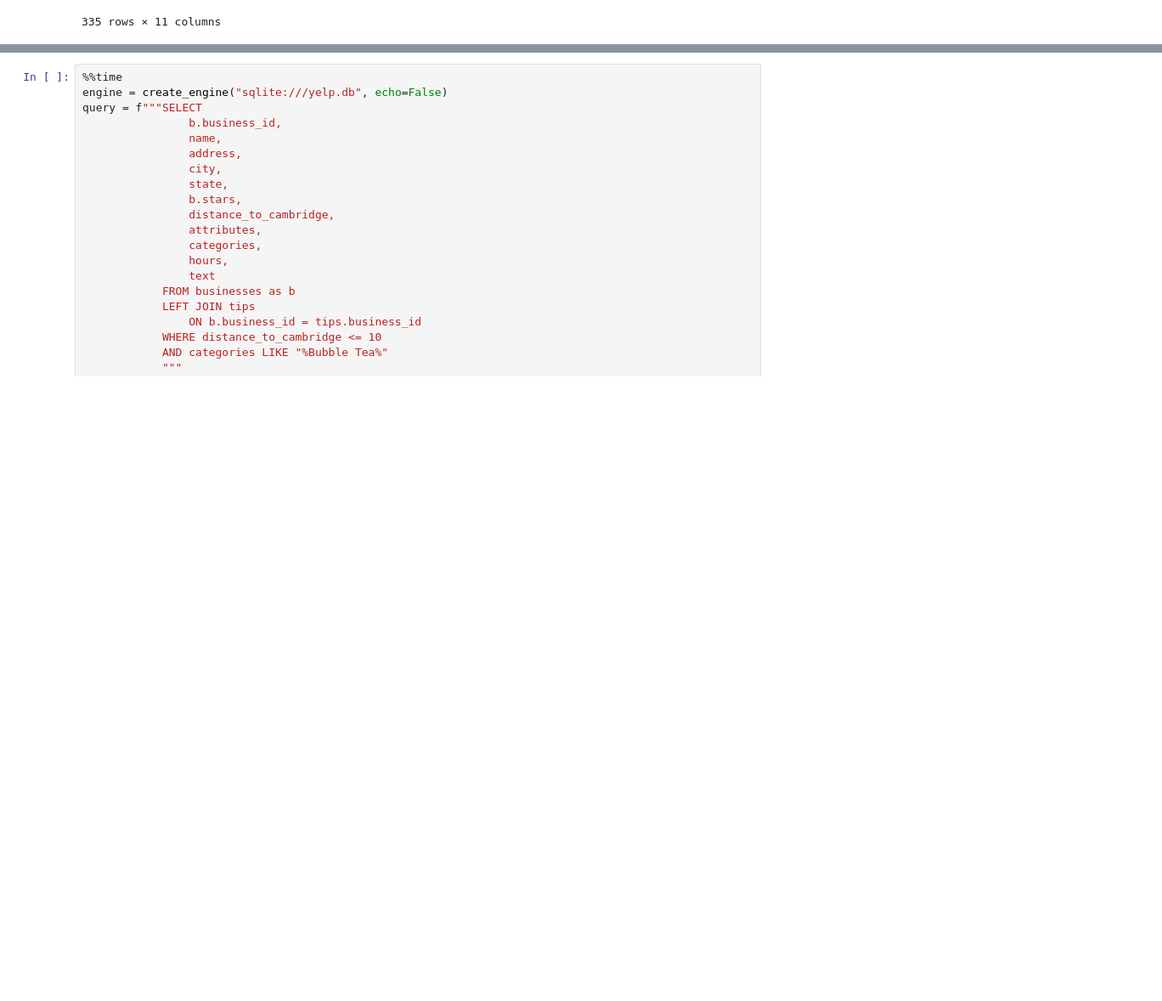
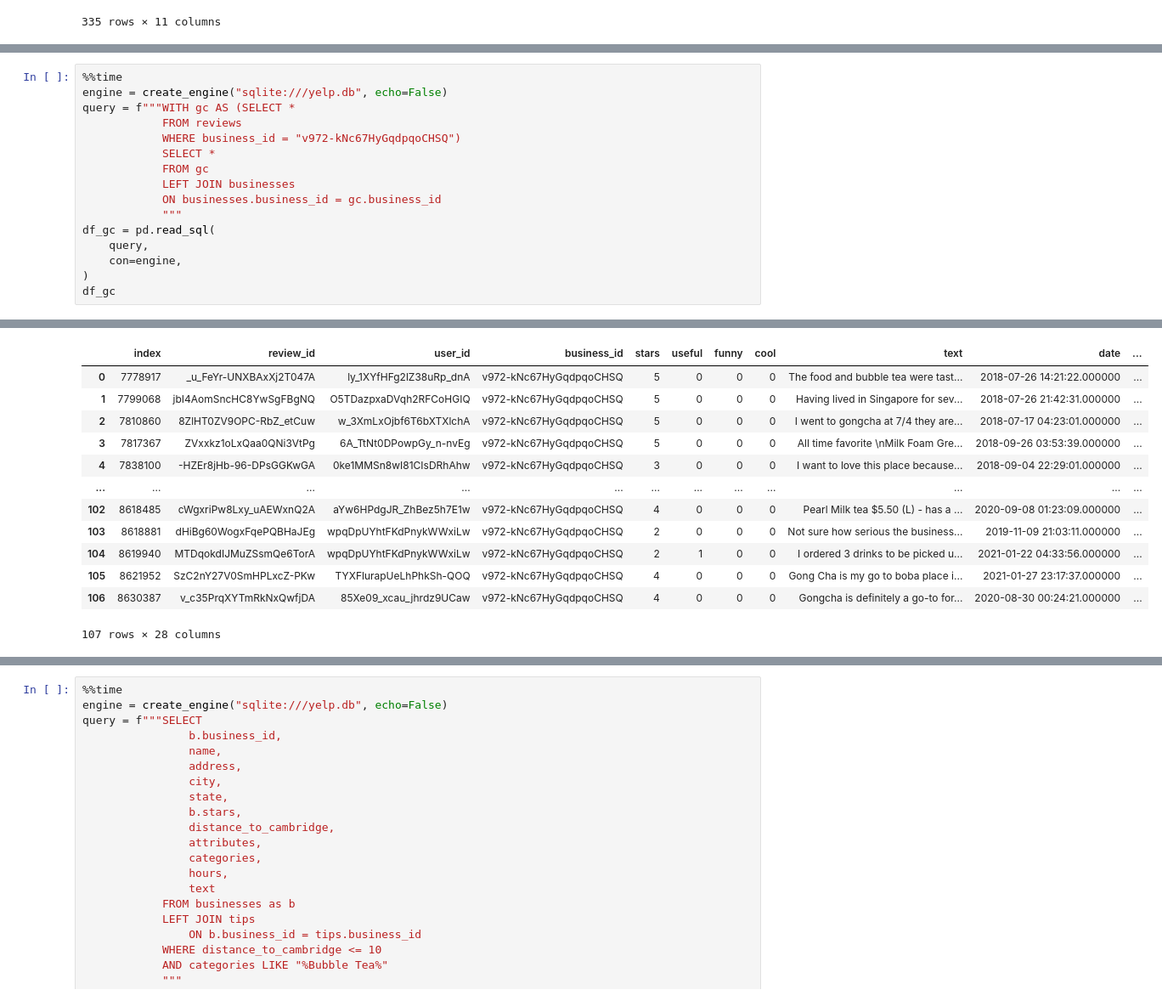
Before and after one commit to justinxu421/restaurant_planner, a Jupyter notebook: yelp.ipynb, the cells around one changed output, grey strips where cells are left out. Shown at 85% size. Cells and saved outputs as stored; diff of their text form; blank space fills up the shorter version.

```diff
--- a/yelp.ipynb
+++ b/yelp.ipynb
@@ -191,0 +295,17 @@ df_tips.sample(20).iloc[:,:-2]
+# %%
+%%time
+engine = create_engine("sqlite:///yelp.db", echo=False)
+query = f"""WITH gc AS (SELECT *
+            FROM reviews
+            WHERE business_id = "v972-kNc67HyGqdpqoCHSQ")
+            SELECT *
+            FROM gc
+            LEFT JOIN businesses
+            ON businesses.business_id = gc.business_id
+            """
+df_gc = pd.read_sql(
+    query,
+    con=engine,
+)
+df_gc
+# %% [output]
@@ -191,0 +314,13 @@ df_tips.sample(20).iloc[:,:-2]
+|  | index | review_id | user_id | business_id | stars | useful | funny | cool | text | date | ... |
+| 0 | 7778917 | _u_FeYr-UNXBAxXj2T047A | ly_1XYfHFg2lZ38uRp_dnA | v972-kNc67HyGqdpqoCHSQ | 5 | 0 | 0 | 0 | The food and bubble tea were tast... | 2018-07-26 14:21:22.000000 | ... |
+| 1 | 7799068 | jbI4AomSncHC8YwSgFBgNQ | O5TDazpxaDVqh2RFCoHGIQ | v972-kNc67HyGqdpqoCHSQ | 5 | 0 | 0 | 0 | Having lived in Singapore for sev... | 2018-07-26 21:42:31.000000 | ... |
+| 2 | 7810860 | 8ZlHT0ZV9OPC-RbZ_etCuw | w_3XmLxOjbf6T6bXTXlchA | v972-kNc67HyGqdpqoCHSQ | 5 | 0 | 0 | 0 | I went to gongcha at 7/4 they are... | 2018-07-17 04:23:01.000000 | ... |
+| 3 | 7817367 | ZVxxkz1oLxQaa0QNi3VtPg | 6A_TtNt0DPowpGy_n-nvEg | v972-kNc67HyGqdpqoCHSQ | 5 | 0 | 0 | 0 | All time favorite \nMilk Foam Gre... | 2018-09-26 03:53:39.000000 | ... |
+| 4 | 7838100 | -HZEr8jHb-96-DPsGGKwGA | 0ke1MMSn8wI81CIsDRhAhw | v972-kNc67HyGqdpqoCHSQ | 3 | 0 | 0 | 0 | I want to love this place because... | 2018-09-04 22:29:01.000000 | ... |
+| ... | ... | ... | ... | ... | ... | ... | ... | ... | ... | ... | ... |
+| 102 | 8618485 | cWgxriPw8Lxy_uAEWxnQ2A | aYw6HPdgJR_ZhBez5h7E1w | v972-kNc67HyGqdpqoCHSQ | 4 | 0 | 0 | 0 | Pearl Milk tea $5.50 (L) - has a ... | 2020-09-08 01:23:09.000000 | ... |
+| 103 | 8618881 | dHiBg60WogxFqePQBHaJEg | wpqDpUYhtFKdPnykWWxiLw | v972-kNc67HyGqdpqoCHSQ | 2 | 0 | 0 | 0 | Not sure how serious the business... | 2019-11-09 21:03:11.000000 | ... |
+| 104 | 8619940 | MTDqokdIJMuZSsmQe6TorA | wpqDpUYhtFKdPnykWWxiLw | v972-kNc67HyGqdpqoCHSQ | 2 | 1 | 0 | 0 | I ordered 3 drinks to be picked u... | 2021-01-22 04:33:56.000000 | ... |
+| 105 | 8621952 | SzC2nY27V0SmHPLxcZ-PKw | TYXFlurapUeLhPhkSh-QOQ | v972-kNc67HyGqdpqoCHSQ | 4 | 0 | 0 | 0 | Gong Cha is my go to boba place i... | 2021-01-27 23:17:37.000000 | ... |
+| 106 | 8630387 | v_c35PrqXYTmRkNxQwfjDA | 85Xe09_xcau_jhrdz9UCaw | v972-kNc67HyGqdpqoCHSQ | 4 | 0 | 0 | 0 | Gongcha is definitely a go-to for... | 2020-08-30 00:24:21.000000 | ... |
+107 rows × 28 columns
```
Also changed, not shown: parts of 21 cells of this notebook, 2 other files.
